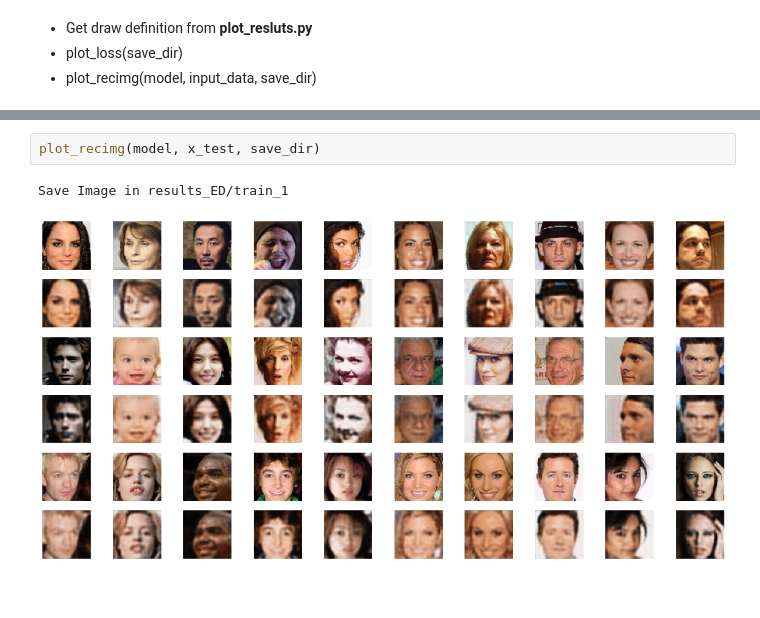
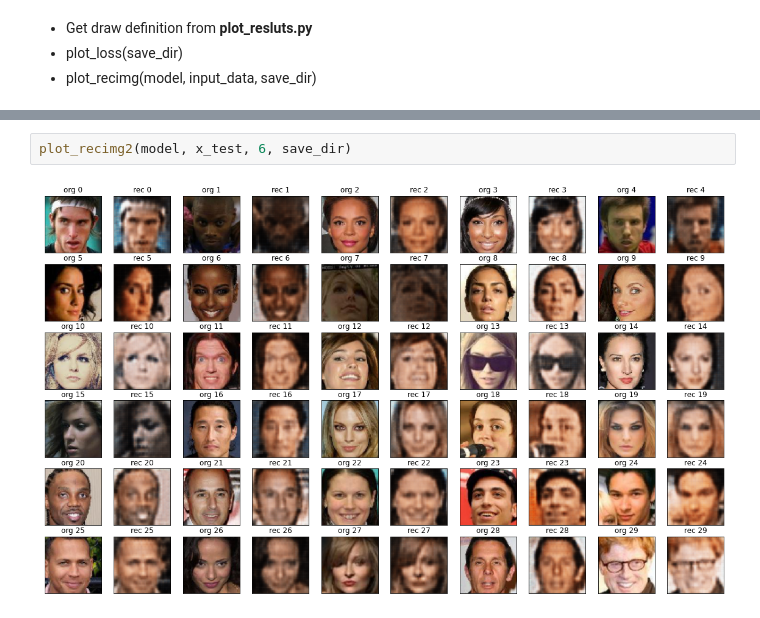
Before and after one commit to yebiny/Prime-Reconstruction, a Jupyter notebook: 2-EncoderDecoder.ipynb, the cells around one changed output, grey strips where cells are left out. Saved outputs shown, nothing was run; the diff lists cells and outputs as text; blank space fills up the shorter version.

```diff
--- a/2-EncoderDecoder.ipynb
+++ b/2-EncoderDecoder.ipynb
@@ -119,5 +120,4 @@ plot_loss(save_dir)
 # %%
-plot_recimg(model, x_test, save_dir)
+plot_recimg2(model, x_test, 6, save_dir)
 # %% [output]
-Save Image in results_ED/train_1
-[figure, old version]
+[figure, new version]
```
Also changed, not shown: parts of 3 cells of this notebook, 3 other files.
